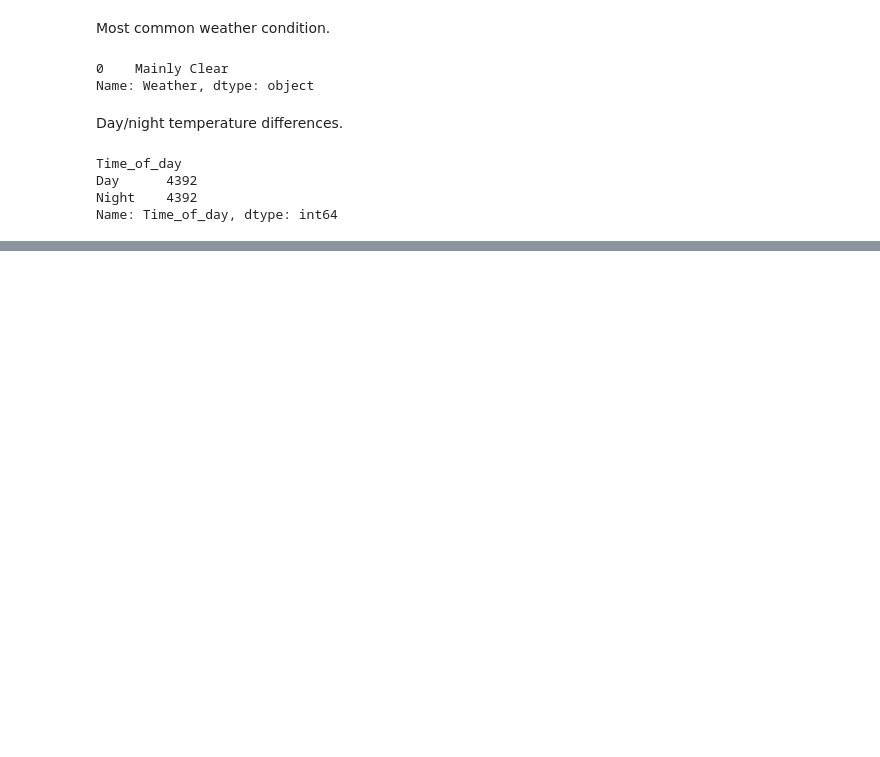
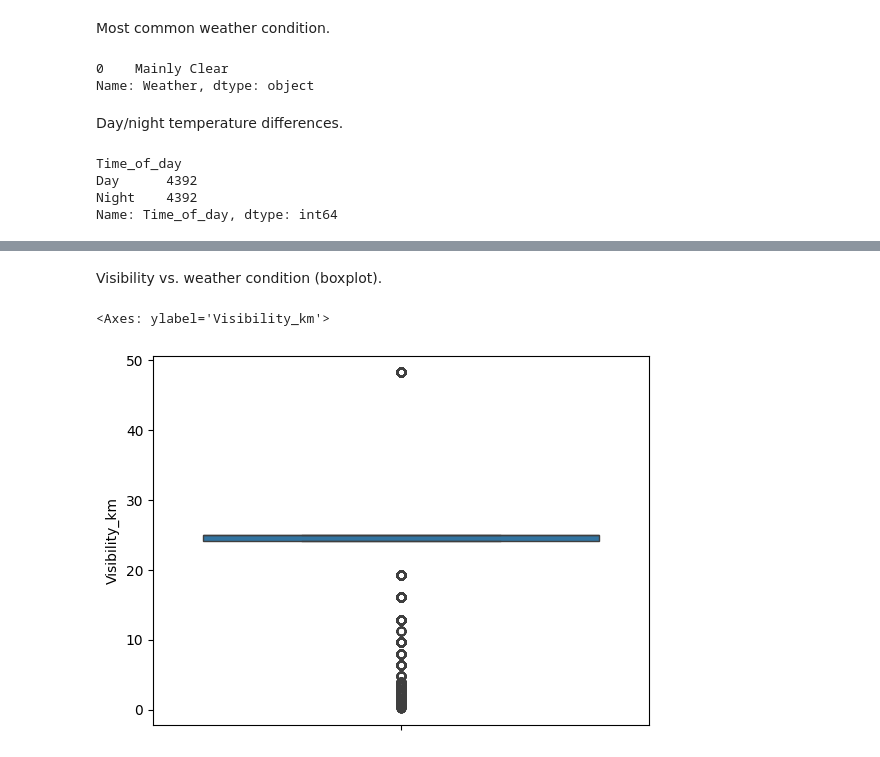
Before and after one commit to trailokya-world/Weather-Data-Analysis, a Jupyter notebook: source code.ipynb, the cells around one changed output, grey strips where cells are left out. Saved outputs shown, nothing was run; the diff lists cells and outputs as text; code cells hidden in the pictures; blank space fills up the shorter version.

```diff
--- a/source code.ipynb
+++ b/source code.ipynb
@@ -178,0 +216,7 @@ Name: Time_of_day, dtype: int64
+# %% [markdown]
+Visibility vs. weather condition (boxplot).
+# %%
+sns.boxplot(data["Visibility_km"])
+# %% [output]
+<Axes: ylabel='Visibility_km'>
+[figure, added]
```
Also changed, not shown: parts of 11 cells of this notebook.
